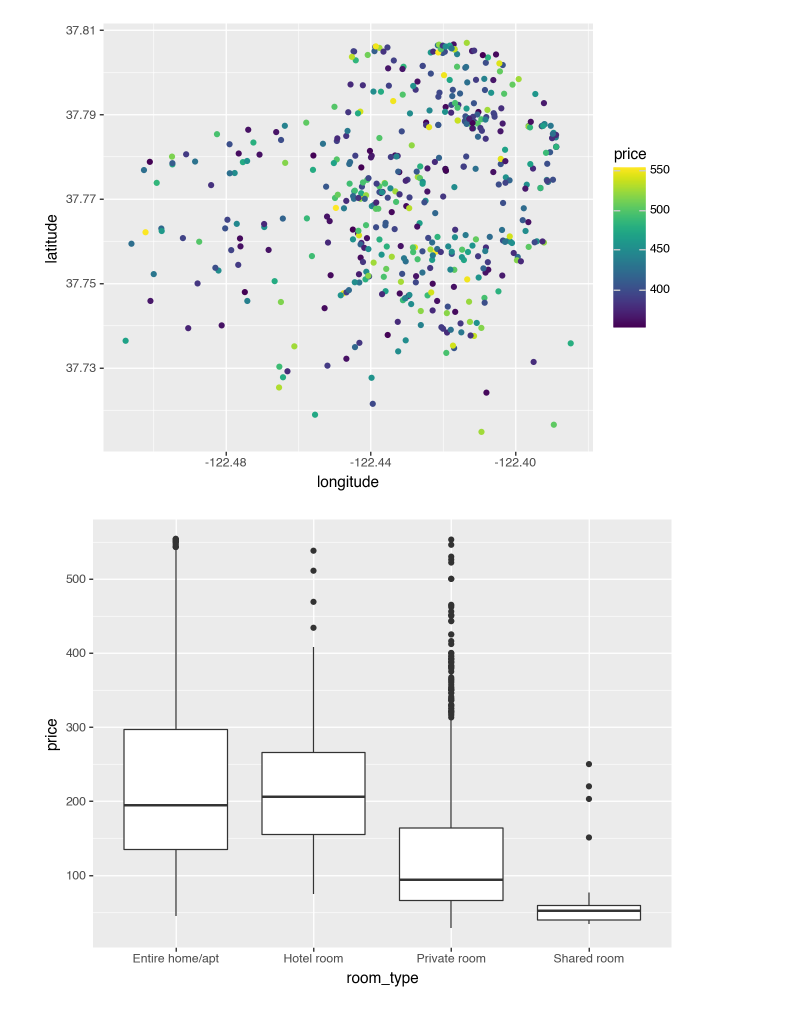
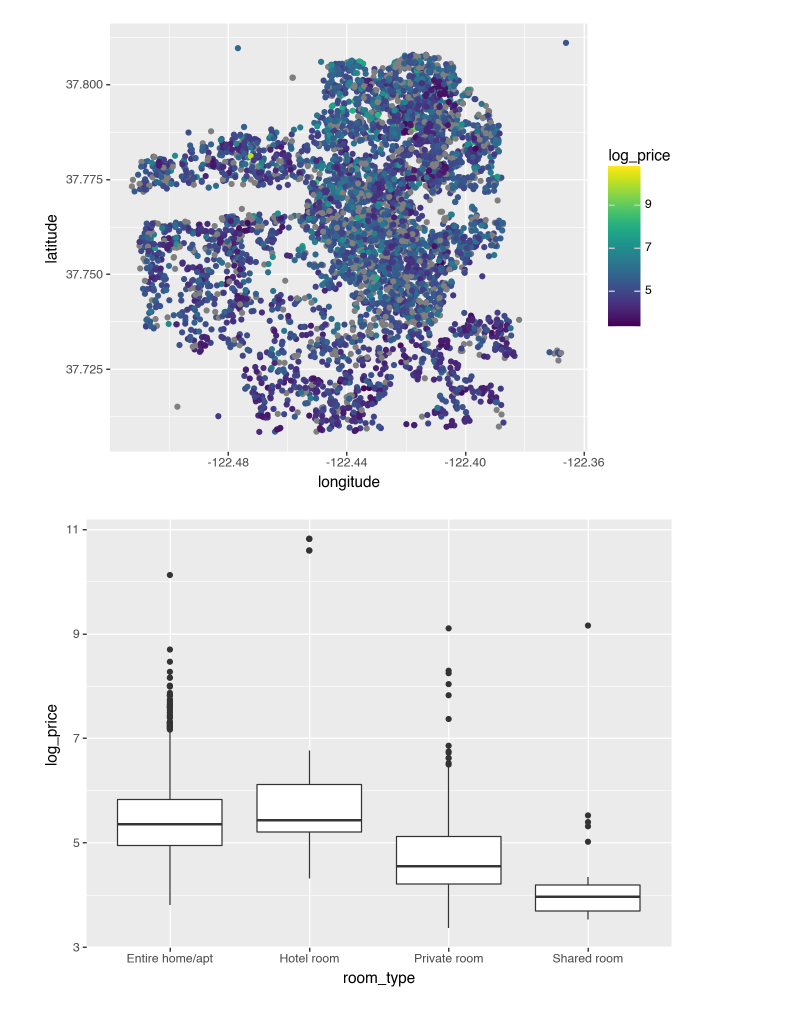
Before and after one commit to matteosaisi/airbnb-pricing-optimization, a Jupyter notebook: notebooks/01_data_exploration.ipynb, the cells around one changed output. Saved outputs shown, nothing was run; the diff lists cells and outputs as text; code cells hidden in the pictures.

```diff
--- a/notebooks/01_data_exploration.ipynb
+++ b/notebooks/01_data_exploration.ipynb
@@ -4,7 +4,7 @@ import numpy as np
 from plotnine import *
 import seaborn as sns
 # %%
-df = pd.read_csv("/Users/matteo/Documents/PersonalProjects/airbnb-pricing-optimization/data/listings-1.csv")
+df = pd.read_csv("/Users/matteo/Documents/PersonalProjects/airbnb-pricing-optimization/data/listings-2.csv")
 df.info()
 df.describe()
 # %% [output]
@@ -37,2 +55,8 @@ memory usage: 1.1+ MB
 # %%
-df.head()
+# convert price to a float
+
+df["price"] = df["price"].str.replace("$", "").str.replace(",", "").astype(float)
+
+# create log price column
+
+df["log_price"] = np.log(df["price"])
@@ -97,4 +75,0 @@ There are are 403 observations that are classified as outliers. I am going to la
-# %%
-# Create new variable which encodes each observation as an outlier if over the upper bound
-
-df["is_outlier"] = (df["price"] > upper_bound)
@@ -114,22 +76,21 @@ df["is_outlier"] = (df["price"] > upper_bound)
 # %%
 # Examining the relationship between price and location
-# Outliers ommitted for this example, and filtered to prices greater than 350 to reduce clutter and focus on the higher prices
 
 (
-    ggplot(df[(df["is_outlier"] == False) & (df["price"] > 350)], mapping = aes(x = "longitude", y = "latitude", color = "price")) +
+    ggplot(df, mapping = aes(x = "longitude", y = "latitude", color = "log_price")) +
     geom_point()
 )
 # %% [output]
-[figure, old version]
+[figure, new version]
 # %%
 # explore room type and price
 
 (
-    ggplot(df[df["is_outlier"] == False], mapping = aes(x = "room_type", y = "price")) +
+    ggplot(df, mapping = aes(x = "room_type", y = "log_price")) +
     geom_boxplot()
 )
 # %% [output]
-[figure, old version]
+[figure, new version]
 # %%
 # Exploring relationship between number of reviews and price
 
```
Also changed, not shown: parts of 10 cells of this notebook.
